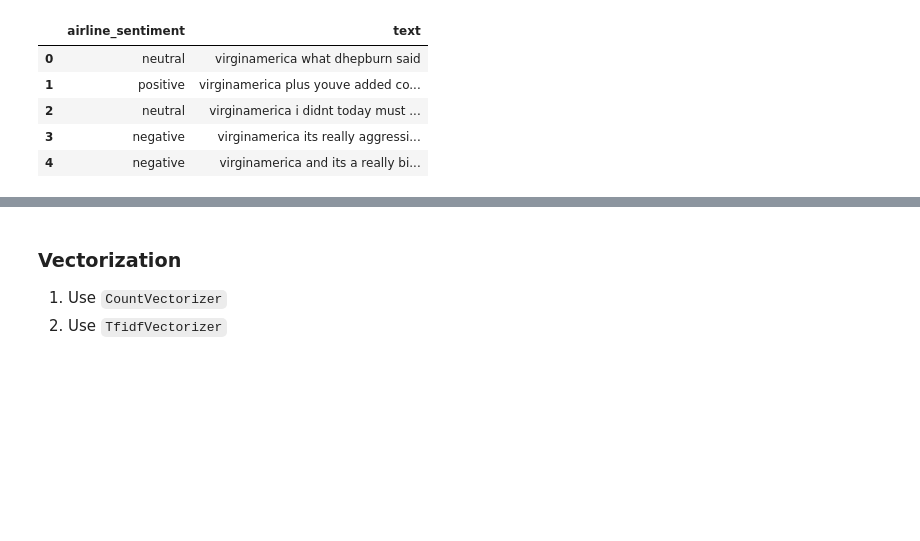
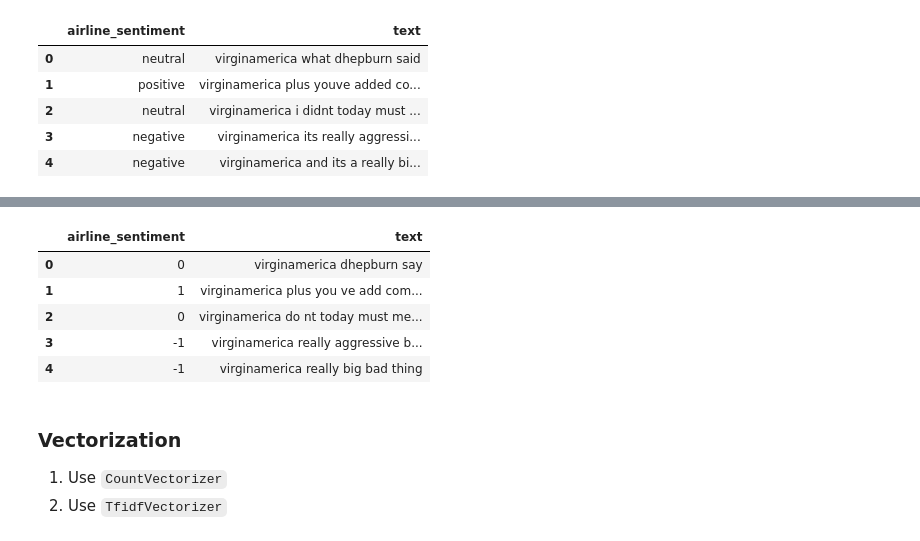
Before and after one commit to pcopley/uta-aiml, a Jupyter notebook: 08 Intro to Natural Language Processing/02 Project/NLP Sentiment Classification.ipynb, the cells around one changed output, grey strips where cells are left out. Saved outputs shown, nothing was run; the diff lists cells and outputs as text; code cells hidden in the pictures; blank space fills up the shorter version.

Commit message:
NLP sentiment classification project

```diff
--- a/08 Intro to Natural Language Processing/02 Project/NLP Sentiment Classification.ipynb
+++ b/08 Intro to Natural Language Processing/02 Project/NLP Sentiment Classification.ipynb
@@ -183,2 +183,22 @@ data.head()
 | 3 | negative | virginamerica really aggressive b... |
 | 4 | negative | virginamerica really big bad thing |
+# %%
+# Replace sentiment text with numerical values
+replaceStruct = {
+    'airline_sentiment': {
+        'positive': 1,
+        'neutral': 0,
+        'negative': -1
+    }
+}
+
+data = data.replace(replaceStruct)
+
+data.head()
+# %% [output]
+|  | airline_sentiment | text |
+| 0 | 0 | virginamerica dhepburn say |
+| 1 | 1 | virginamerica plus you ve add com... |
+| 2 | 0 | virginamerica do nt today must me... |
+| 3 | -1 | virginamerica really aggressive b... |
+| 4 | -1 | virginamerica really big bad thing |
```
Also changed, not shown: parts of 10 cells of this notebook, 1 other file.
